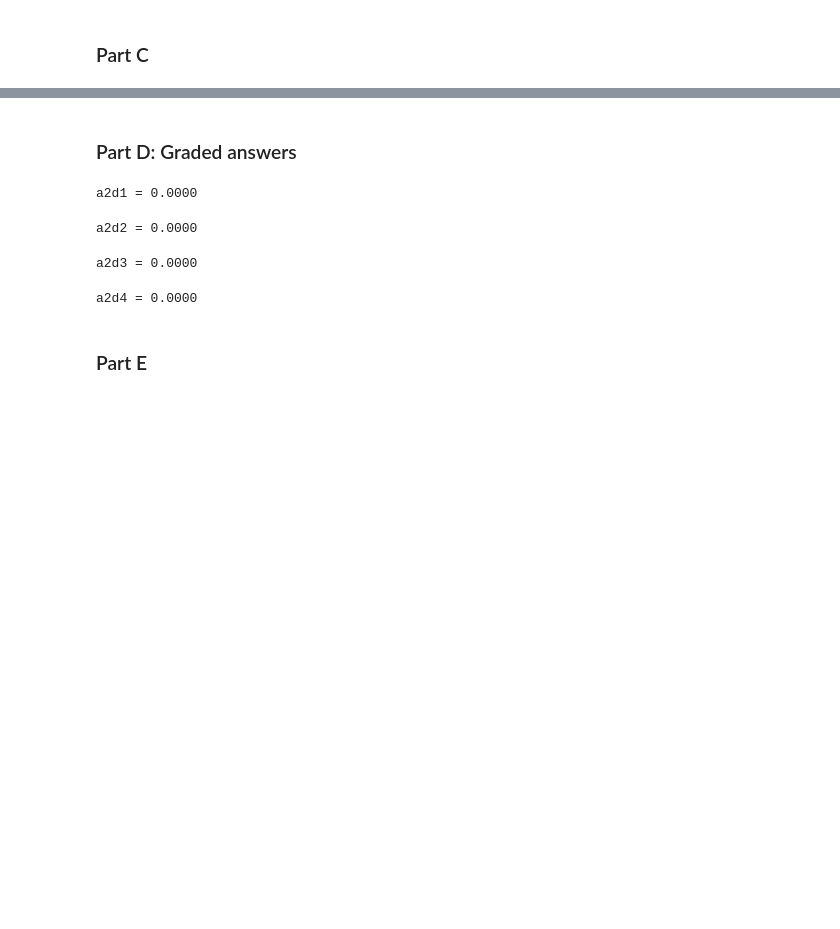
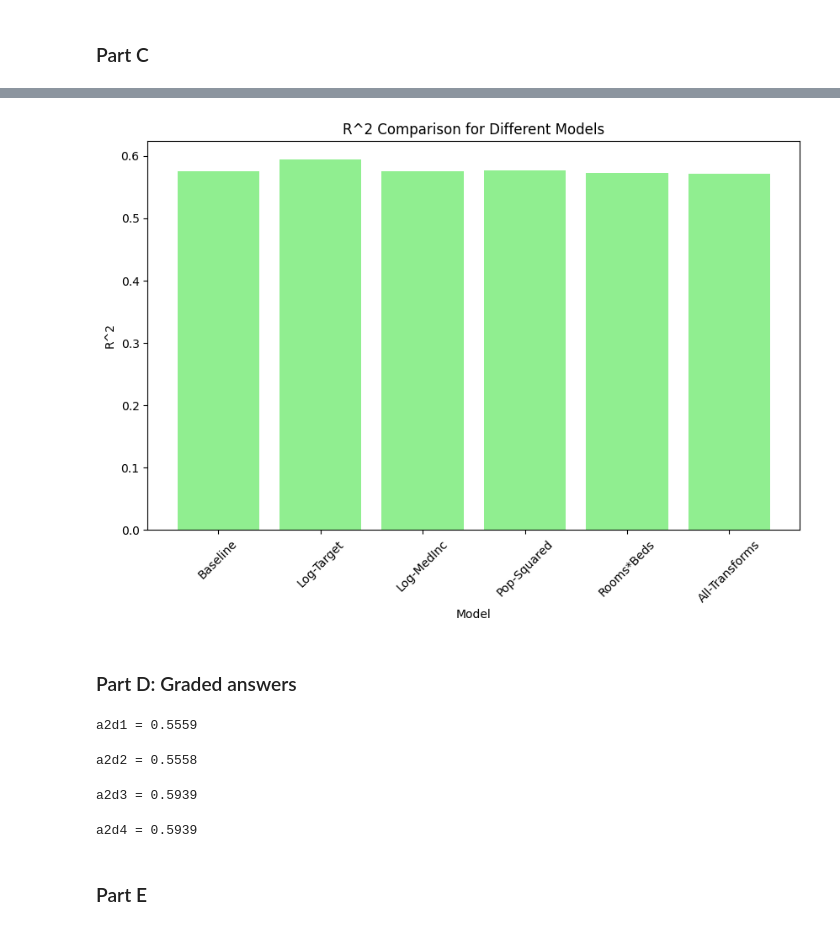
Before and after one commit to Nitya-lab/homework-3-4-, a Jupyter notebook: Homework_03.ipynb, the cells around one changed output, grey strips where cells are left out. Drawn from its saved outputs; the diff is of its cells as text; code cells hidden in the pictures; blank space fills up the shorter version.

```diff
--- a/Homework_03.ipynb
+++ b/Homework_03.ipynb
@@ -440,39 +617,50 @@ You may create additional code cells as you wish.
+# %%
+plt.figure(figsize=(10, 6))
+plt.bar(results_df['Model'], results_df['R^2'], color='lightgreen')
+plt.title('R^2 Comparison for Different Models')
+plt.xlabel('Model')
+plt.ylabel('R^2')
+plt.xticks(rotation=45)
+plt.show()
+# %% [output]
+[figure, added]
 # %% [markdown]
 ### Part D: Graded answers
 # %%
 # Assign to the variable the MSE of the original data set with no transformations
 
-a2d1 = 0.0                              # Just to get the cell to run without errors, replace by appropriate expression
+a2d1 = mse_baseline
+                            # Just to get the cell to run without errors, replace by appropriate expression
 
 print(f'a2d1 = {a2d1:.4f}')             # Do NOT change this print statement in any way, it is used by the auto-grader!
 # %% [output]
-a2d1 = 0.0000
+a2d1 = 0.5559
 # %%
 # Assign to the variable the MSE  score of the dataset after transformation 2.3
 
-a2d2 = 0.0                              # Just to get the cell to run without errors, replace by appropriate expression
+a2d2 = mse_poly                             # Just to get the cell to run without errors, replace by appropriate expression
 
 print(f'a2d2 = {a2d2:.4f}')             # Do NOT change this print statement in any way, it is used by the auto-grader!
 # %% [output]
-a2d2 = 0.0000
+a2d2 = 0.5558
 # %%
 # Assign to the variable the $R^2$  score of the dataset after transformation 2.1
 
 
-a2d3 = 0.0                              # Just to get the cell to run without errors, replace by appropriate expression
+a2d3 = r2_log_target                              # Just to get the cell to run without errors, replace by appropriate expression
 
 print(f'a2d3 = {a2d3:.4f}')             # Do NOT change this print statement in any way, it is used by the auto-grader!
 # %% [output]
-a2d3 = 0.0000
+a2d3 = 0.5939
 # %%
 # Assign to the variable the R^2 score of the best result, i.e., the best R^2 score found in any experiment
 # Note that you do not have to specify which experiment(s), just give the largest value.
 
-a2d4 = 0.0                              # Just to get the cell to run without errors, replace by appropriate expression
+a2d4 = max(results_df["R^2"])                             # Just to get the cell to run without errors, replace by appropriate expression
 
 print(f'a2d4 = {a2d4:.4f}')             # Do NOT change this print statement in any way, it is used by the auto-grader!
 # %% [output]
-a2d4 = 0.0000
+a2d4 = 0.5939
 # %% [markdown]
 ### Part E
 # %%
```
Also changed, not shown: parts of 18 cells of this notebook.
